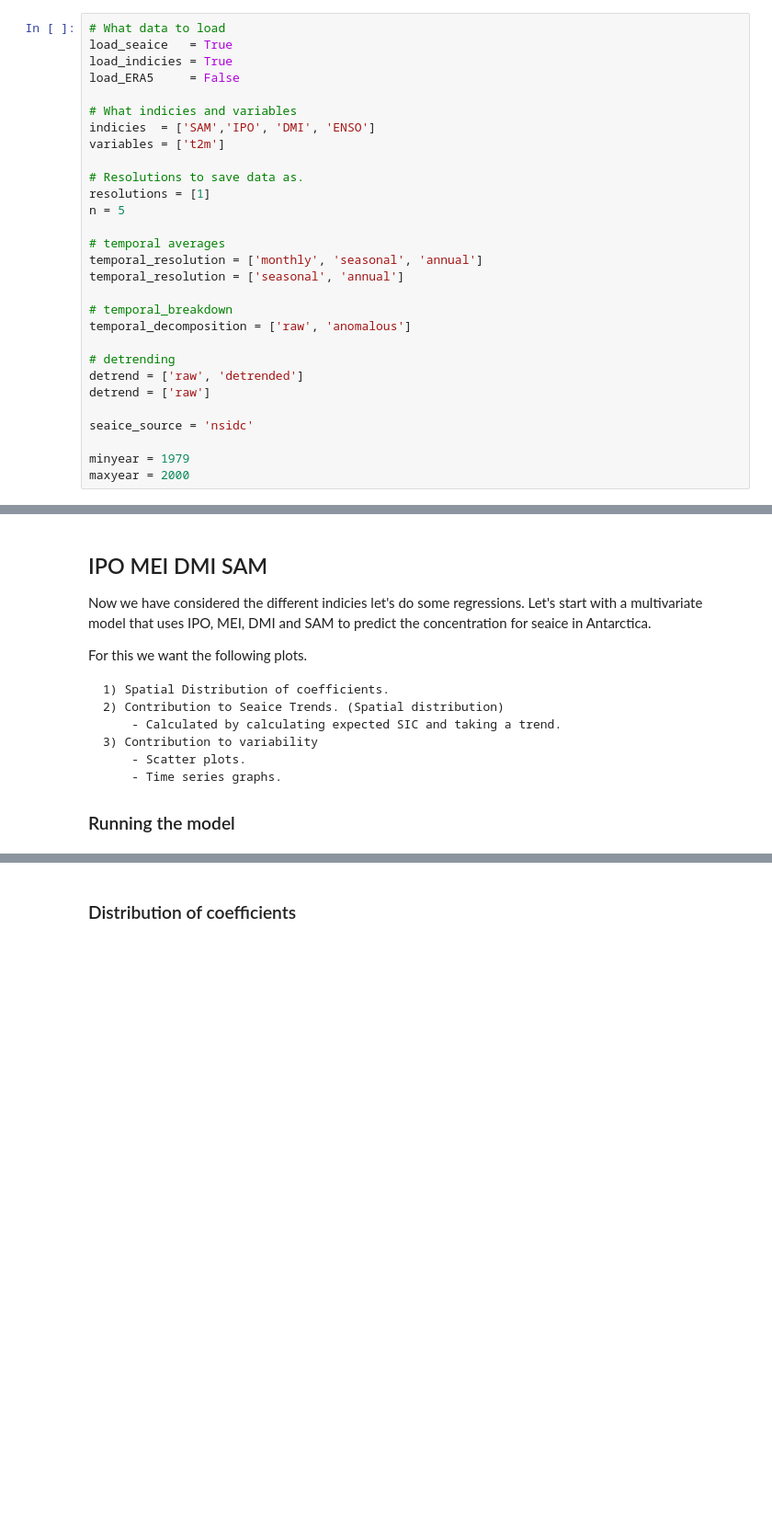
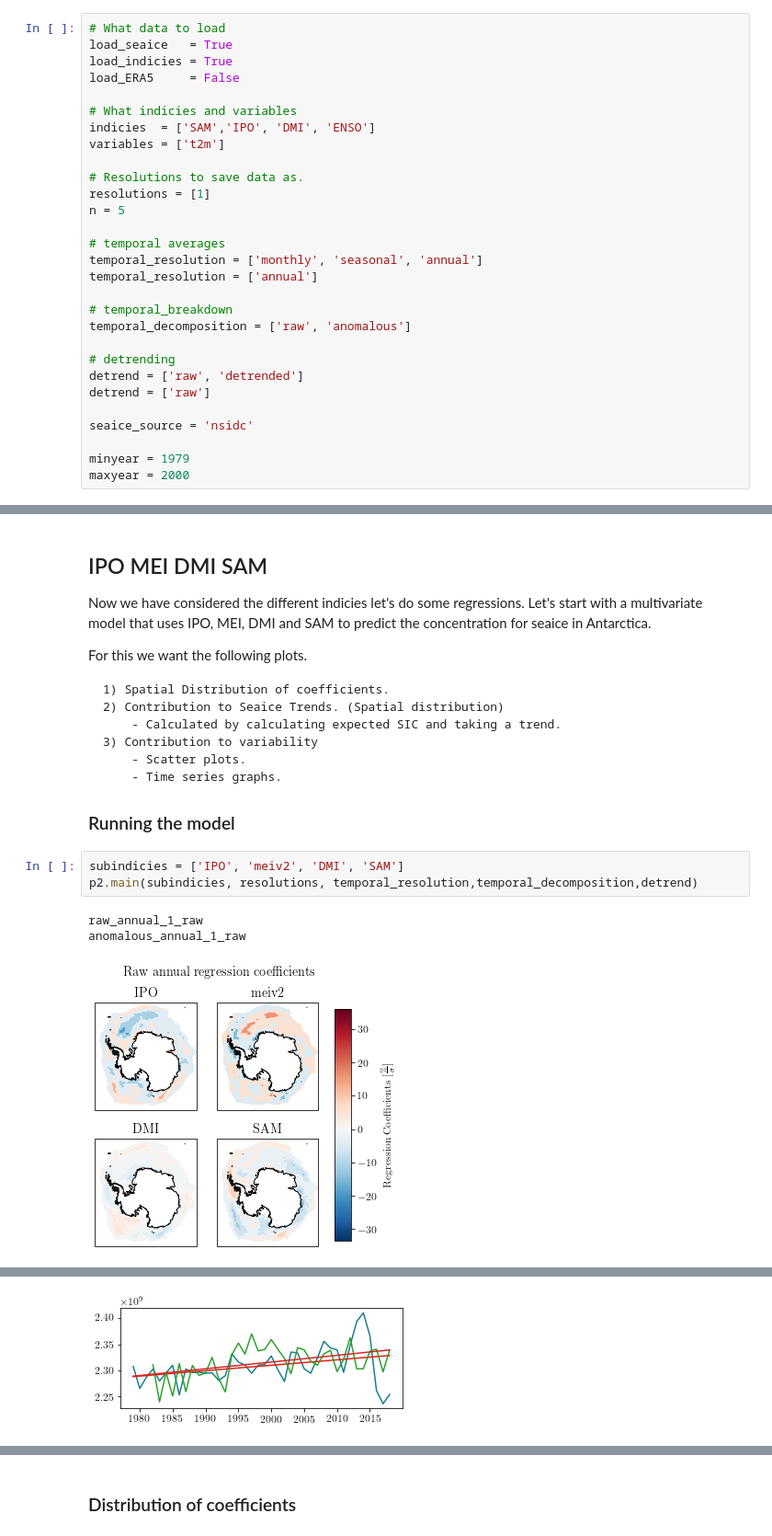
Before and after one commit to hjelleyman/Antarctica-M.1, a Jupyter notebook: Week_0.ipynb, the cells around one changed output, grey strips where cells are left out. Shown at 92% size. Cells and saved outputs as stored; diff of their text form; blank space fills up the shorter version.

```diff
--- a/Week_0.ipynb
+++ b/Week_0.ipynb
@@ -25,7 +32,7 @@ n = 5
 
 # temporal averages
 temporal_resolution = ['monthly', 'seasonal', 'annual']
-temporal_resolution = ['seasonal', 'annual']
+temporal_resolution = ['annual']
 
 # temporal_breakdown
 temporal_decomposition = ['raw', 'anomalous']
@@ -72,3 +119,10 @@ For this we want the following plots.
         - Time series graphs.
 
 ### Running the model
+# %%
+subindicies = ['IPO', 'meiv2', 'DMI', 'SAM']
+p2.main(subindicies, resolutions, temporal_resolution,temporal_decomposition,detrend)
+# %% [output]
+raw_annual_1_raw
+anomalous_annual_1_raw
+[figure, added]
@@ -74,0 +132 @@ For this we want the following plots.
+[figure, added]
```
Also changed, not shown: parts of 22 cells of this notebook, 8 other files.
